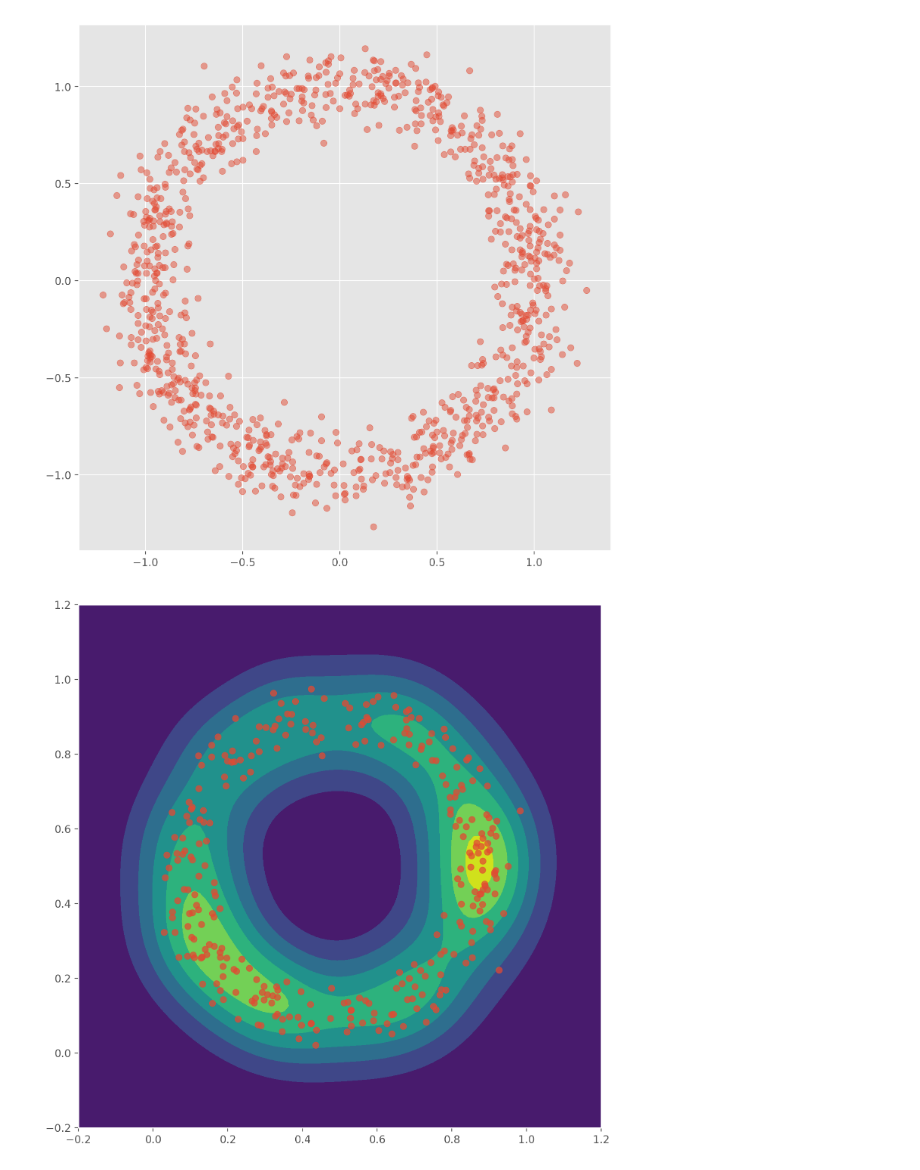
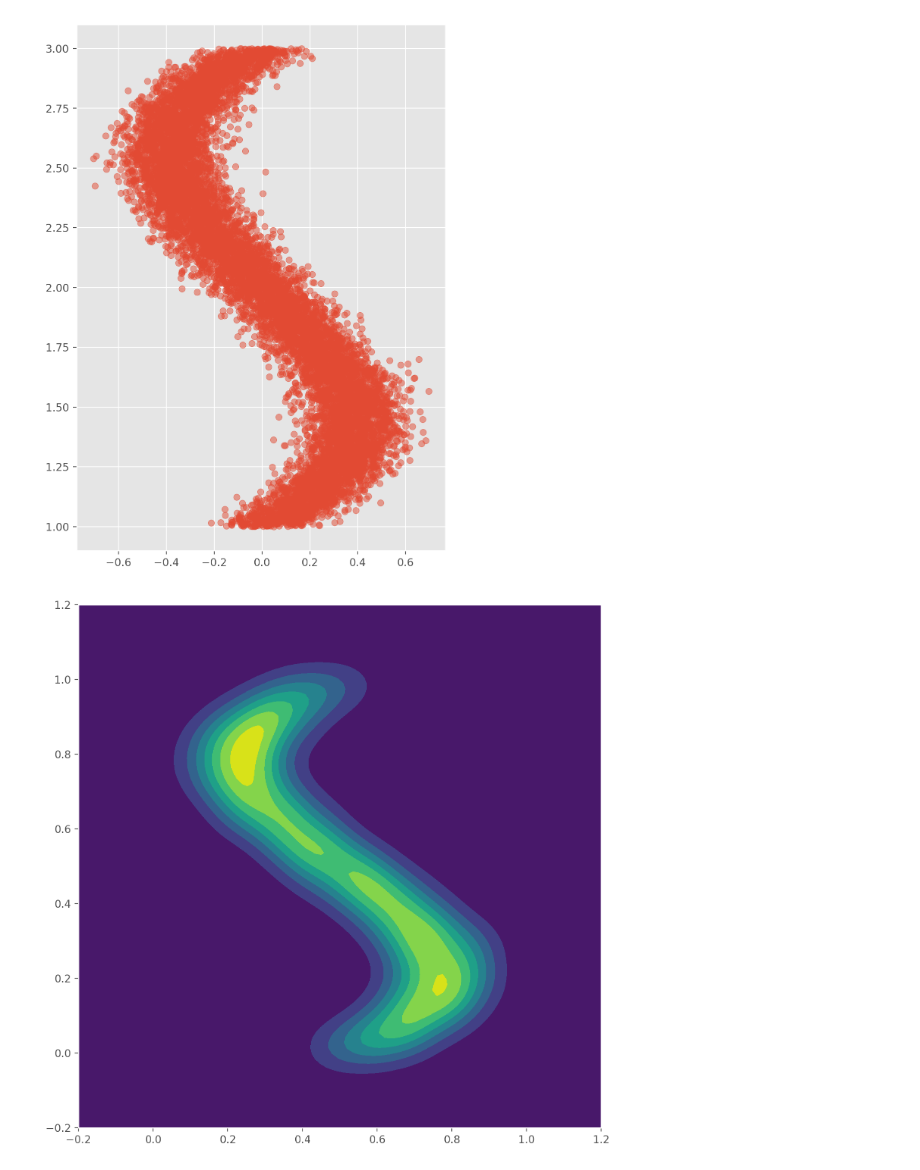
Before and after one commit to barhanc/artificial-intelligence-fundamentals, a Jupyter notebook: other/kde.ipynb, the cells around one changed output. Cells and saved outputs as stored; diff of their text form; code cells hidden in the pictures.

```diff
--- a/other/kde.ipynb
+++ b/other/kde.ipynb
@@ -15,30 +15,30 @@ plt.style.use('ggplot')
 # %%
 # Artificial data preparation
 
-samples = 1_000
+samples = 10_000
 noise = normal.rvs(loc=0, scale=0.1, size=samples)
 
 # Circle
 phi = 2 * np.pi * np.random.random(samples)
 x = (1 + noise) * np.cos(phi)
 y = (1 + noise) * np.sin(phi)
 
-# # Parabola
-# x = np.linspace(-1, 1, samples)
-# y = x**2 + noise
-# x, y = y, x
+# Parabola
+x = np.linspace(-1, 1, samples)
+y = x**2 + noise
+x, y = y, x
 
-# # S - shape
-# x = np.linspace(1, 3, samples)
-# y = (x - 1) * (x - 2) * (x - 3) + noise
-# x, y = y, x
+# S - shape
+x = np.linspace(1, 3, samples)
+y = (x - 1) * (x - 2) * (x - 3) + noise
+x, y = y, x
 
 X = np.hstack((x.reshape(-1, 1), y.reshape(-1, 1)))
 plt.scatter(x, y, alpha=0.5)
 plt.axis("scaled")
 plt.show()
 # %% [output]
-[figure, old version]
+[figure, new version]
 # %%
 X_train, X_test = train_test_split(X, test_size=0.3, random_state=42)
 X_train, X_valid = train_test_split(X_train, test_size=0.1, random_state=42)
@@ -55,15 +55,14 @@ def kde(X, kernel=normal.pdf, h=0.1):
     C = 1 / (m * h**n)
     return lambda x: C * np.sum(kernel(norm(((x - X) / h), axis=1)))
 # %%
-p_hat = kde(X_test, h=0.1)
+p_hat = kde(X_test, h=0.05)
 N = 100
 xs = np.linspace(-0.2, 1.2, N)
 ys = np.linspace(-0.2, 1.2, N)
 zs = np.array([p_hat(np.array([[x, y]])) for x in xs for y in ys])
 zs = zs.reshape(N, N).T
 plt.contourf(xs, ys, zs)
-plt.scatter(X_test[:, 0], X_test[:, 1], alpha=0.75)
 plt.axis("scaled")
 plt.show()
 # %% [output]
-[figure, old version]
+[figure, new version]
```
